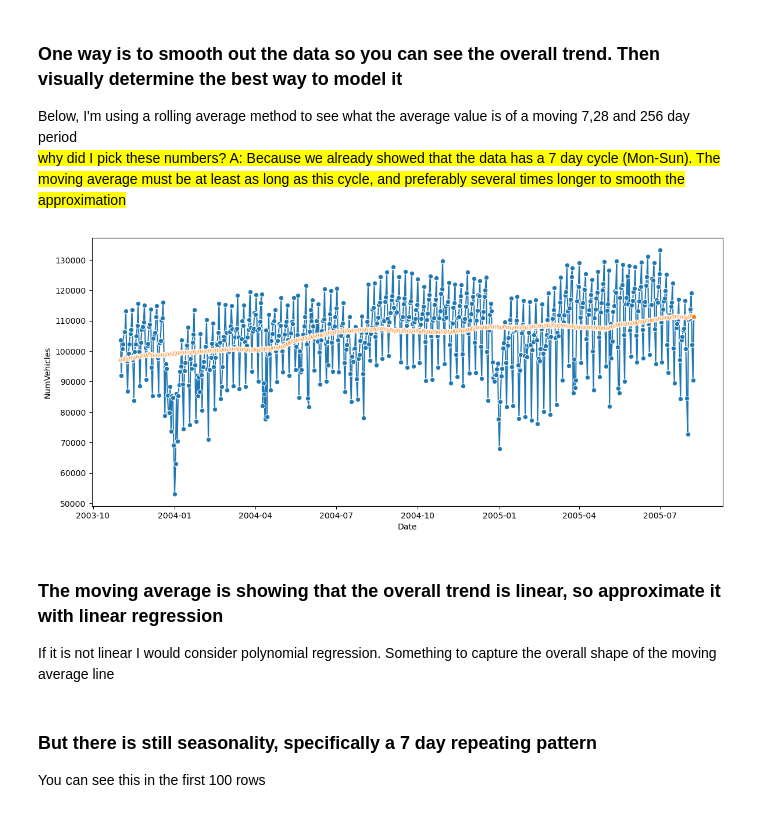
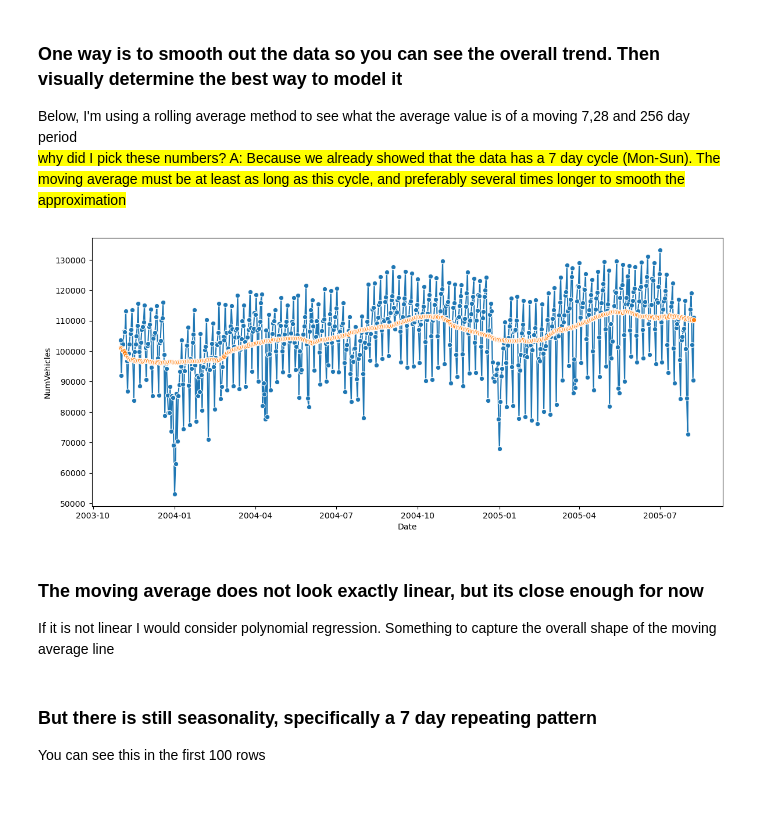
Before and after one commit to CNUClasses/DATA301_CODE, a Jupyter notebook: week_12/12_3_trend_catboost.ipynb, the cells around one changed output. Saved outputs shown, nothing was run; the diff lists cells and outputs as text; code cells hidden in the pictures.

```diff
--- a/week_12/12_3_trend_catboost.ipynb
+++ b/week_12/12_3_trend_catboost.ipynb
@@ -80,11 +81,6 @@ _=sns.lineplot(x=df_test.index, y=df_test.NumVehicles,ax=ax1,  marker="o")
 Below, I'm using a rolling average method to see what the average value is of a moving 7,28 and 256 day period<br>
 <mark> why did I pick these numbers? A: Because we already showed that the data has a 7 day cycle (Mon-Sun). The moving average must be at least as long as this cycle, and preferably several times longer to smooth the approximation
 # %%
-moving_average7 = df_train.rolling(
-    window=7,       # 365-day window
-    center=True,      # puts the average at the center of the window
-    min_periods=4,  # choose about half the window size
-).mean()
 
 moving_average28 = df_train.rolling(
     window=28,       # 365-day window
@@ -92,6 +88,18 @@ moving_average28 = df_train.rolling(
     min_periods=14,  # choose about half the window size
 ).mean()
 
+moving_average56 = df_train.rolling(
+    window=56,       # 365-day window
+    center=True,      # puts the average at the center of the window
+    min_periods=28,  # choose about half the window size
+).mean()
+
+moving_average112 = df_train.rolling(
+    window=112,       # 365-day window
+    center=True,      # puts the average at the center of the window
+    min_periods=56,  # choose about half the window size
+).mean()
+
 moving_average256 = df_train.rolling(
     window=256,       # 365-day window
     center=True,      # puts the average at the center of the window
@@ -100,12 +108,12 @@ moving_average256 = df_train.rolling(
 # %%
 #lets plot them over original data
 fig, ax1 = plt.subplots(figsize=(14,6))
 _=sns.lineplot(x=df_train.index, y=df_train.NumVehicles,ax=ax1,  marker="o")
-_=sns.lineplot(x=moving_average7.index, y=moving_average256.NumVehicles,ax=ax1,  marker="o")
+_=sns.lineplot(x=moving_average7.index, y=moving_average112.NumVehicles,ax=ax1,  marker="o")
 # %% [output]
-[figure, old version]
+[figure, new version]
 # %% [markdown]
-### The moving average is showing that the overall trend is linear, so approximate it with linear regression
+### The moving average does not look exactly linear, but its close enough for now
 
 If it is not linear I would consider polynomial regression.  Something to capture the overall shape of the moving average line
 # %% [markdown]
```
Also changed, not shown: parts of 9 cells of this notebook.
